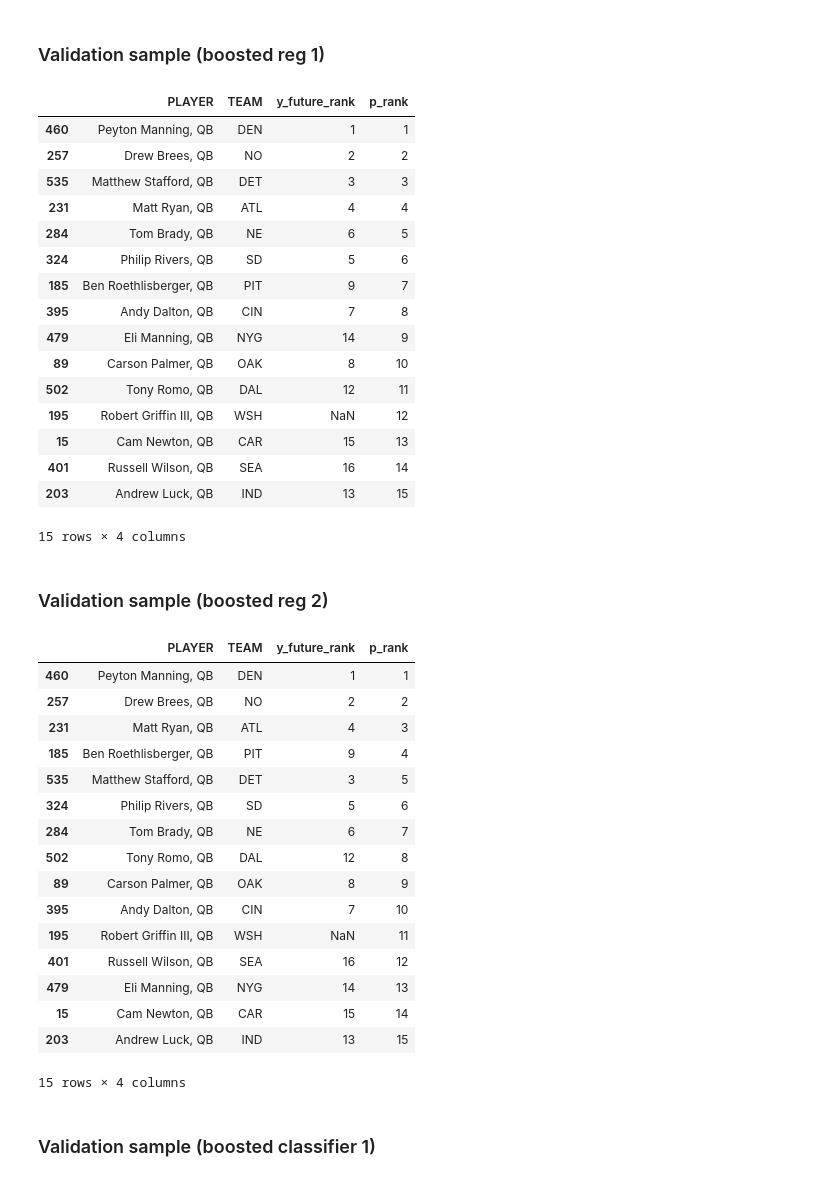
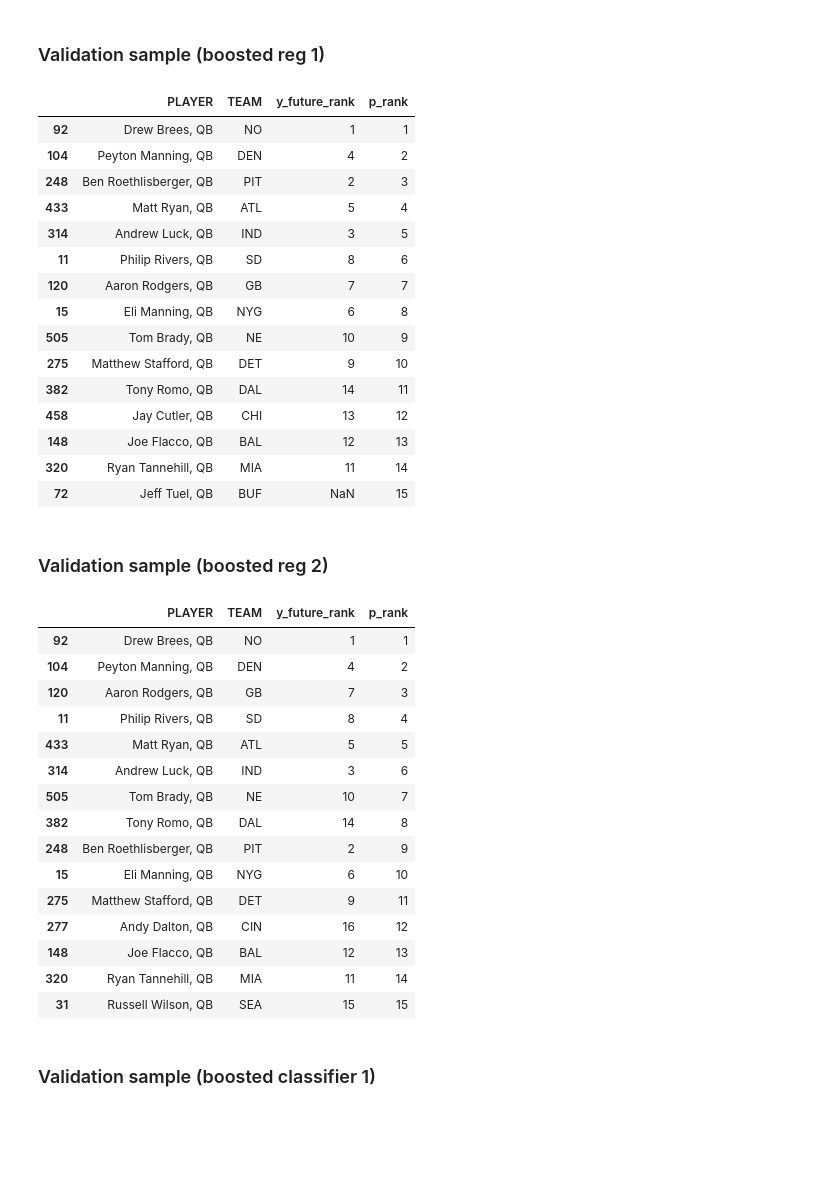
Before and after one commit to seme0021/fantasynfl, a Jupyter notebook: py/nfl-passing.ipynb, the cells around one changed output. Saved outputs shown, nothing was run; the diff lists cells and outputs as text; code cells hidden in the pictures; blank space fills up the shorter version.

```diff
--- a/py/nfl-passing.ipynb
+++ b/py/nfl-passing.ipynb
@@ -13,3 +13,6 @@ from util.stat import FantasyStats
 
 from cost_functions import CostFunction
 pd.set_option('display.width', 300)
+
+# Update this to the latest year that data is available
+score_year = 2014
@@ -16,6 +21,6 @@ pd.set_option('display.width', 300)
 # %%
 func = Methods()
-passing = Passing(2002, 2013)
+passing = Passing(2002, score_year)
 passing.compile_data()
 passing.construct_feature_vector()
 df=passing.get_passing_data()
@@ -32,7 +37,7 @@ df[passing.dep_var + passing.feature_vector].describe()
 | max | 60.000000 | 1.000000 | 7.745967 | 1077.000000 | 32.817678 | 60.000000 | 1.000000 | ... |
 8 rows × 24 columns
 # %%
-stat = FantasyStats(df)
+stat = FantasyStats(df, score_year)
 stat.build_train_valid_score(60)
 df_train = stat.get_df_train()
 print len(df_train)
@@ -42,4 +47,5 @@ print len(df_valid)
 
 df_score = stat.get_df_score()
 print len(df_score)
+df_score
 # %% [output]
@@ -70,7 +110,7 @@ y_sqrt_future_rank
 # %% [markdown]
 ### Train the Sqrt Points Gradient Boosted Regression
 # %%
-params = {'n_estimators': 500,
+params = {'n_estimators': 600,
           'max_depth': 3,
           'min_samples_split': 2,
           'learning_rate': 0.04,
@@ -113,48 +183,46 @@ y_top5
 ### Validation sample (boosted reg 1)
 # %%
 df_combined = stat.score_train_and_validation_reg(clfr, passing.feature_vector, True)
-df_combined[df_combined.year==2012].sort('p_rank', ascending=True)[['PLAYER', 'TEAM', 'y_future_rank', 'p_rank']][:15]
+df_combined[df_combined.year==score_year-1].sort('p_rank', ascending=True)[['PLAYER', 'TEAM', 'y_future_rank', 'p_rank']][:15]
 # %% [output]
 |  | PLAYER | TEAM | y_future_rank | p_rank |
-| 460 | Peyton Manning, QB | DEN | 1 | 1 |
-| 257 | Drew Brees, QB | NO | 2 | 2 |
-| 535 | Matthew Stafford, QB | DET | 3 | 3 |
-| 231 | Matt Ryan, QB | ATL | 4 | 4 |
-| 284 | Tom Brady, QB | NE | 6 | 5 |
-| 324 | Philip Rivers, QB | SD | 5 | 6 |
-| 185 | Ben Roethlisberger, QB | PIT | 9 | 7 |
-| 395 | Andy Dalton, QB | CIN | 7 | 8 |
-| 479 | Eli Manning, QB | NYG | 14 | 9 |
-| 89 | Carson Palmer, QB | OAK | 8 | 10 |
-| 502 | Tony Romo, QB | DAL | 12 | 11 |
-| 195 | Robert Griffin III, QB | WSH | NaN | 12 |
-| 15 | Cam Newton, QB | CAR | 15 | 13 |
-| 401 | Russell Wilson, QB | SEA | 16 | 14 |
-| 203 | Andrew Luck, QB | IND | 13 | 15 |
+| 92 | Drew Brees, QB | NO | 1 | 1 |
+| 104 | Peyton Manning, QB | DEN | 4 | 2 |
+| 248 | Ben Roethlisberger, QB | PIT | 2 | 3 |
+| 433 | Matt Ryan, QB | ATL | 5 | 4 |
+| 314 | Andrew Luck, QB | IND | 3 | 5 |
+| 11 | Philip Rivers, QB | SD | 8 | 6 |
+| 120 | Aaron Rodgers, QB | GB | 7 | 7 |
+| 15 | Eli Manning, QB | NYG | 6 | 8 |
+| 505 | Tom Brady, QB | NE | 10 | 9 |
+| 275 | Matthew Stafford, QB | DET | 9 | 10 |
+| 382 | Tony Romo, QB | DAL | 14 | 11 |
+| 458 | Jay Cutler, QB | CHI | 13 | 12 |
+| 148 | Joe Flacco, QB | BAL | 12 | 13 |
+| 320 | Ryan Tannehill, QB | MIA | 11 | 14 |
+| 72 | Jeff Tuel, QB | BUF | NaN | 15 |
-15 rows × 4 columns
 # %% [markdown]
 ### Validation sample (boosted reg 2)
 # %%
 df_combined = stat.score_train_and_validation_reg(clfr2, passing.feature_vector, False)
-df_combined[df_combined.year==2012].sort('p_rank', ascending=True)[['PLAYER', 'TEAM', 'y_future_rank', 'p_rank']][:15]
+df_combined[df_combined.year==score_year-1].sort('p_rank', ascending=True)[['PLAYER', 'TEAM', 'y_future_rank', 'p_rank']][:15]
 # %% [output]
 |  | PLAYER | TEAM | y_future_rank | p_rank |
-| 460 | Peyton Manning, QB | DEN | 1 | 1 |
-| 257 | Drew Brees, QB | NO | 2 | 2 |
-| 231 | Matt Ryan, QB | ATL | 4 | 3 |
-| 185 | Ben Roethlisberger, QB | PIT | 9 | 4 |
-| 535 | Matthew Stafford, QB | DET | 3 | 5 |
-| 324 | Philip Rivers, QB | SD | 5 | 6 |
-| 284 | Tom Brady, QB | NE | 6 | 7 |
-| 502 | Tony Romo, QB | DAL | 12 | 8 |
-| 89 | Carson Palmer, QB | OAK | 8 | 9 |
-| 395 | Andy Dalton, QB | CIN | 7 | 10 |
-| 195 | Robert Griffin III, QB | WSH | NaN | 11 |
-| 401 | Russell Wilson, QB | SEA | 16 | 12 |
-| 479 | Eli Manning, QB | NYG | 14 | 13 |
-| 15 | Cam Newton, QB | CAR | 15 | 14 |
-| 203 | Andrew Luck, QB | IND | 13 | 15 |
+| 92 | Drew Brees, QB | NO | 1 | 1 |
+| 104 | Peyton Manning, QB | DEN | 4 | 2 |
+| 120 | Aaron Rodgers, QB | GB | 7 | 3 |
+| 11 | Philip Rivers, QB | SD | 8 | 4 |
+| 433 | Matt Ryan, QB | ATL | 5 | 5 |
+| 314 | Andrew Luck, QB | IND | 3 | 6 |
+| 505 | Tom Brady, QB | NE | 10 | 7 |
+| 382 | Tony Romo, QB | DAL | 14 | 8 |
+| 248 | Ben Roethlisberger, QB | PIT | 2 | 9 |
+| 15 | Eli Manning, QB | NYG | 6 | 10 |
+| 275 | Matthew Stafford, QB | DET | 9 | 11 |
+| 277 | Andy Dalton, QB | CIN | 16 | 12 |
+| 148 | Joe Flacco, QB | BAL | 12 | 13 |
+| 320 | Ryan Tannehill, QB | MIA | 11 | 14 |
+| 31 | Russell Wilson, QB | SEA | 15 | 15 |
-15 rows × 4 columns
 # %% [markdown]
 ### Validation sample (boosted classifier 1)
 # %%
```
Also changed, not shown: parts of 8 cells of this notebook, 3 other files.
